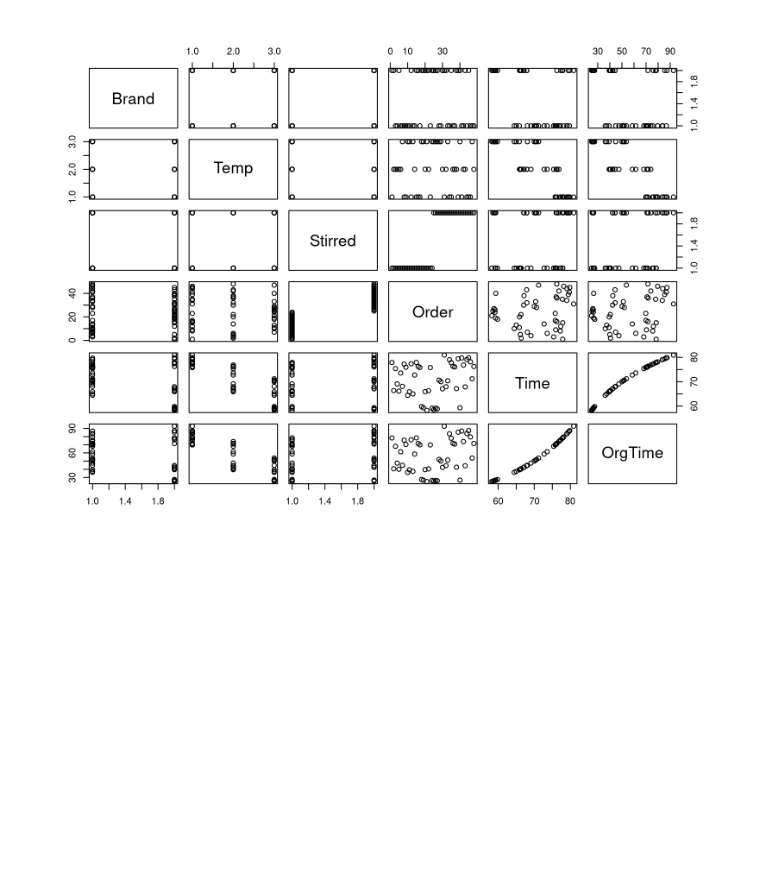
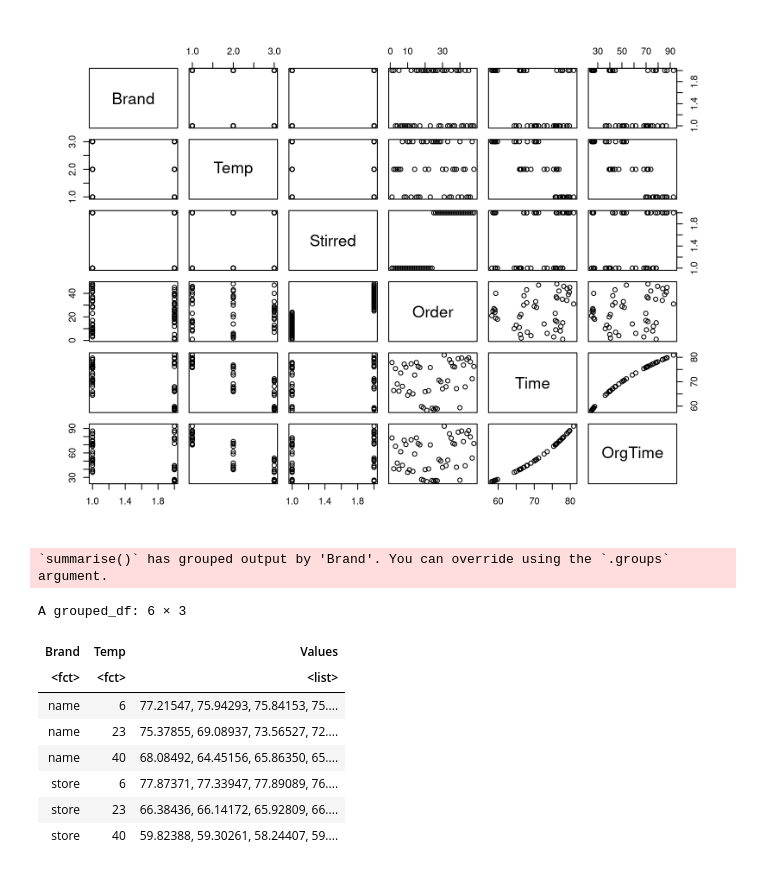
Before and after one commit to hkopanski/ST_518_Project, a Jupyter notebook: project.ipynb, the cells around one changed output. Cells and saved outputs as stored; diff of their text form; code cells hidden in the pictures; blank space fills up the shorter version.

```diff
--- a/project.ipynb
+++ b/project.ipynb
@@ -460,3 +460,16 @@ Warning message in plot.window(...):
 plot(df_eff)
 # %% [output]
 [figure]
+# %%
+df_eff %>% group_by(Brand, Temp) %>% summarise('Values' = list(Time))
+# %% [output]
+`summarise()` has grouped output by 'Brand'. You can override using the `.groups` argument.
+A grouped_df: 6 × 3
+| Brand | Temp | Values |
+| <fct> | <fct> | <list> |
+| name | 6 | 77.21547, 75.94293, 75.84153, 75.... |
+| name | 23 | 75.37855, 69.08937, 73.56527, 72.... |
+| name | 40 | 68.08492, 64.45156, 65.86350, 65.... |
+| store | 6 | 77.87371, 77.33947, 77.89089, 76.... |
+| store | 23 | 66.38436, 66.14172, 65.92809, 66.... |
+| store | 40 | 59.82388, 59.30261, 58.24407, 59.... |
```
Also changed, not shown: 2 other files.
